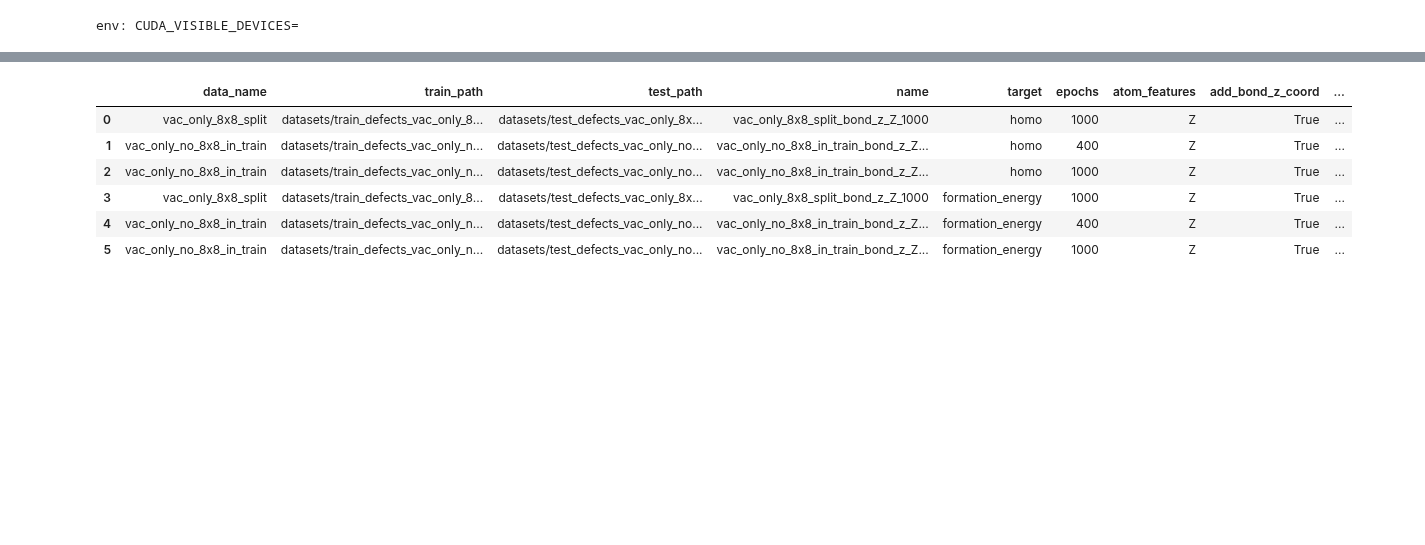
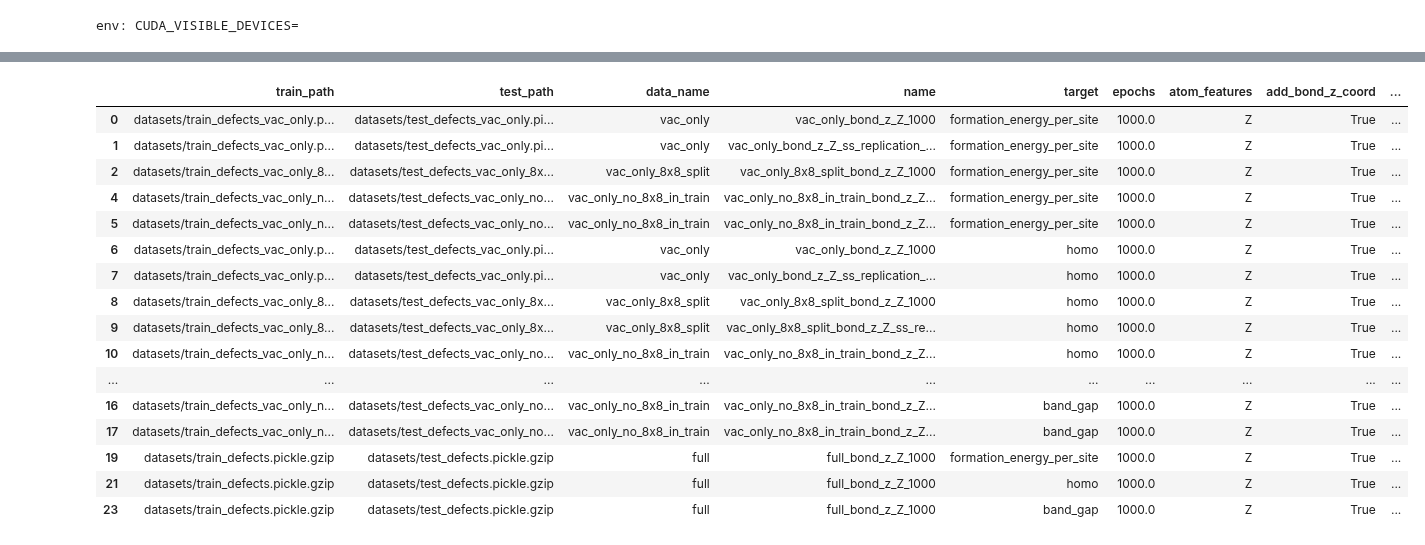
Before and after one commit to HSE-LAMBDA/ai4material_design, a Jupyter notebook: megnet-05-data-defect-only-plot-predict.ipynb, the cells around one changed output, grey strips where cells are left out. Cells and saved outputs as stored; diff of their text form; code cells hidden in the pictures; blank space fills up the shorter version.

Commit message:
Supercell replication and band gap experiments

```diff
--- a/megnet-05-data-defect-only-plot-predict.ipynb
+++ b/megnet-05-data-defect-only-plot-predict.ipynb
@@ -14,0 +13,2 @@ experiments = get_8x8_experiments()
+# %%
+experiments = generate_ss_experiments() + generate_promissing_experiments()
@@ -15,5 +25,5 @@ experiments = get_8x8_experiments()
 # %%
-save_path = os.path.join("datasets", "predicted_dichalcogenides_innopolis_202105_v5")
+save_path = os.path.join("datasets", "predicted_dichalcogenides_innopolis_202105_v6")
 plots_path = os.path.join(save_path, "plots")
 # %%
 def get_prediction_column(target):
@@ -28,7 +38,10 @@ def process_experiment(experiment):
   for data_part in ("train", "test"):
     results[f"{data_part}_size"] = len(data[data_part])
   prediction_column = get_prediction_column(experiment.target)
-  model = MEGNetModel.from_file(os.path.join(experiment.model_path))
+  try:
+    model = MEGNetModel.from_file(os.path.join(experiment.model_path))
+  except:
+    return dict()
   for this_data in data.values():
     this_data.loc[:, prediction_column] = model.predict_structures(this_data.defect_representation)
   fig, ax = plt.subplots()
@@ -62,24 +75,35 @@ def process_experiment(experiment):
                 "Title": f"MEGNet on defect-only representation, {experiment.target}, {experiment.name}",
                 "Keywords": "2D materials, machine learning, graph neural network, MEGNet"}
              )
-  columns_to_save = ["_id", experiment.target, get_prediction_column(experiment.target)]
+  columns_to_save = [experiment.target, get_prediction_column(experiment.target)]
   for data_name, data_part in data.items():
     data_part.to_csv(os.path.join(save_path, f"{experiment.name}_{experiment.target}_{data_name}.csv.gz"),
-                     columns=columns_to_save)
+                     columns=columns_to_save, index_label="_id")
   return results
 # %%
 from multiprocessing import Pool
 with Pool(20) as p:
   results = p.map(process_experiment, experiments)
 # %%
-results_pd = pd.DataFrame.from_dict(data=results)
+results_pd = pd.DataFrame.from_dict(data=results).dropna(how="all").drop_duplicates(
+  subset=["name","target"])
 results_pd.to_csv(os.path.join(save_path, "summary.csv.gz"), index=False)
 results_pd
 # %% [output]
-|  | data_name | train_path | test_path | name | target | epochs | atom_features | add_bond_z_coord | ... |
-| 0 | vac_only_8x8_split | datasets/train_defects_vac_only_8... | datasets/test_defects_vac_only_8x... | vac_only_8x8_split_bond_z_Z_1000 | homo | 1000 | Z | True | ... |
-| 1 | vac_only_no_8x8_in_train | datasets/train_defects_vac_only_n... | datasets/test_defects_vac_only_no... | vac_only_no_8x8_in_train_bond_z_Z... | homo | 400 | Z | True | ... |
-| 2 | vac_only_no_8x8_in_train | datasets/train_defects_vac_only_n... | datasets/test_defects_vac_only_no... | vac_only_no_8x8_in_train_bond_z_Z... | homo | 1000 | Z | True | ... |
-| 3 | vac_only_8x8_split | datasets/train_defects_vac_only_8... | datasets/test_defects_vac_only_8x... | vac_only_8x8_split_bond_z_Z_1000 | formation_energy | 1000 | Z | True | ... |
-| 4 | vac_only_no_8x8_in_train | datasets/train_defects_vac_only_n... | datasets/test_defects_vac_only_no... | vac_only_no_8x8_in_train_bond_z_Z... | formation_energy | 400 | Z | True | ... |
-| 5 | vac_only_no_8x8_in_train | datasets/train_defects_vac_only_n... | datasets/test_defects_vac_only_no... | vac_only_no_8x8_in_train_bond_z_Z... | formation_energy | 1000 | Z | True | ... |
+|  | train_path | test_path | data_name | name | target | epochs | atom_features | add_bond_z_coord | ... |
+| 0 | datasets/train_defects_vac_only.p... | datasets/test_defects_vac_only.pi... | vac_only | vac_only_bond_z_Z_1000 | formation_energy_per_site | 1000.0 | Z | True | ... |
+| 1 | datasets/train_defects_vac_only.p... | datasets/test_defects_vac_only.pi... | vac_only | vac_only_bond_z_Z_ss_replication_... | formation_energy_per_site | 1000.0 | Z | True | ... |
+| 2 | datasets/train_defects_vac_only_8... | datasets/test_defects_vac_only_8x... | vac_only_8x8_split | vac_only_8x8_split_bond_z_Z_1000 | formation_energy_per_site | 1000.0 | Z | True | ... |
+| 4 | datasets/train_defects_vac_only_n... | datasets/test_defects_vac_only_no... | vac_only_no_8x8_in_train | vac_only_no_8x8_in_train_bond_z_Z... | formation_energy_per_site | 1000.0 | Z | True | ... |
+| 5 | datasets/train_defects_vac_only_n... | datasets/test_defects_vac_only_no... | vac_only_no_8x8_in_train | vac_only_no_8x8_in_train_bond_z_Z... | formation_energy_per_site | 1000.0 | Z | True | ... |
+| 6 | datasets/train_defects_vac_only.p... | datasets/test_defects_vac_only.pi... | vac_only | vac_only_bond_z_Z_1000 | homo | 1000.0 | Z | True | ... |
+| 7 | datasets/train_defects_vac_only.p... | datasets/test_defects_vac_only.pi... | vac_only | vac_only_bond_z_Z_ss_replication_... | homo | 1000.0 | Z | True | ... |
+| 8 | datasets/train_defects_vac_only_8... | datasets/test_defects_vac_only_8x... | vac_only_8x8_split | vac_only_8x8_split_bond_z_Z_1000 | homo | 1000.0 | Z | True | ... |
+| 9 | datasets/train_defects_vac_only_8... | datasets/test_defects_vac_only_8x... | vac_only_8x8_split | vac_only_8x8_split_bond_z_Z_ss_re... | homo | 1000.0 | Z | True | ... |
+| 10 | datasets/train_defects_vac_only_n... | datasets/test_defects_vac_only_no... | vac_only_no_8x8_in_train | vac_only_no_8x8_in_train_bond_z_Z... | homo | 1000.0 | Z | True | ... |
+| ... | ... | ... | ... | ... | ... | ... | ... | ... | ... |
+| 16 | datasets/train_defects_vac_only_n... | datasets/test_defects_vac_only_no... | vac_only_no_8x8_in_train | vac_only_no_8x8_in_train_bond_z_Z... | band_gap | 1000.0 | Z | True | ... |
+| 17 | datasets/train_defects_vac_only_n... | datasets/test_defects_vac_only_no... | vac_only_no_8x8_in_train | vac_only_no_8x8_in_train_bond_z_Z... | band_gap | 1000.0 | Z | True | ... |
+| 19 | datasets/train_defects.pickle.gzip | datasets/test_defects.pickle.gzip | full | full_bond_z_Z_1000 | formation_energy_per_site | 1000.0 | Z | True | ... |
+| 21 | datasets/train_defects.pickle.gzip | datasets/test_defects.pickle.gzip | full | full_bond_z_Z_1000 | homo | 1000.0 | Z | True | ... |
+| 23 | datasets/train_defects.pickle.gzip | datasets/test_defects.pickle.gzip | full | full_bond_z_Z_1000 | band_gap | 1000.0 | Z | True | ... |
```
Also changed, not shown: parts of 3 cells of this notebook, 5 other files.
